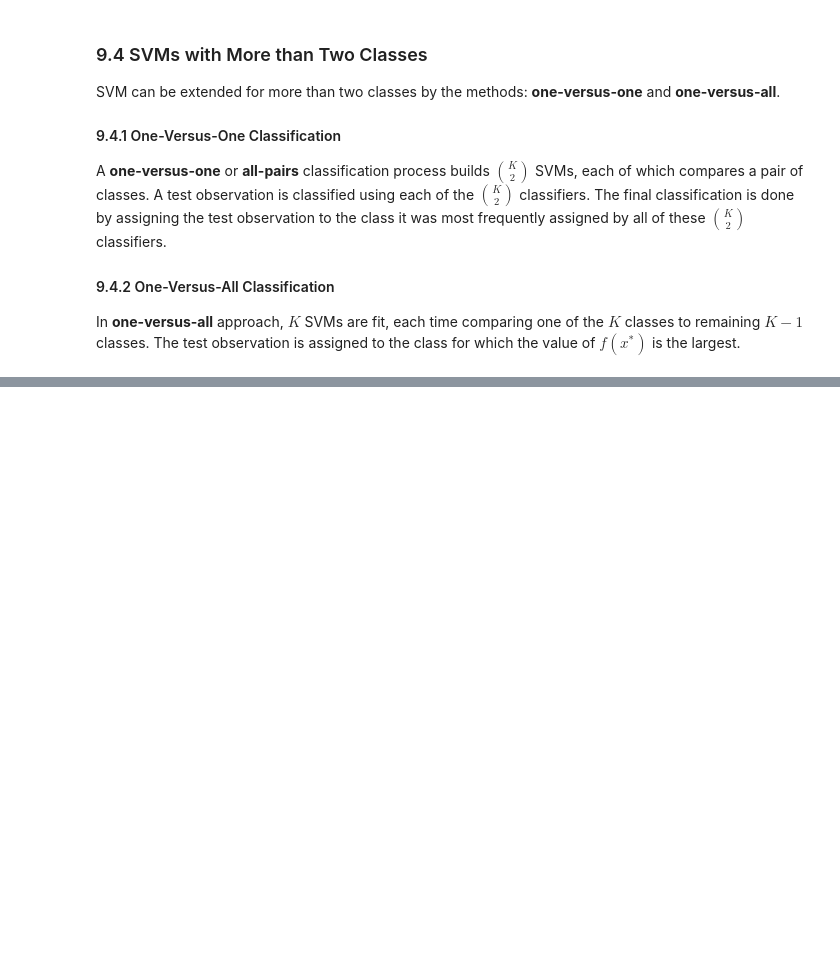
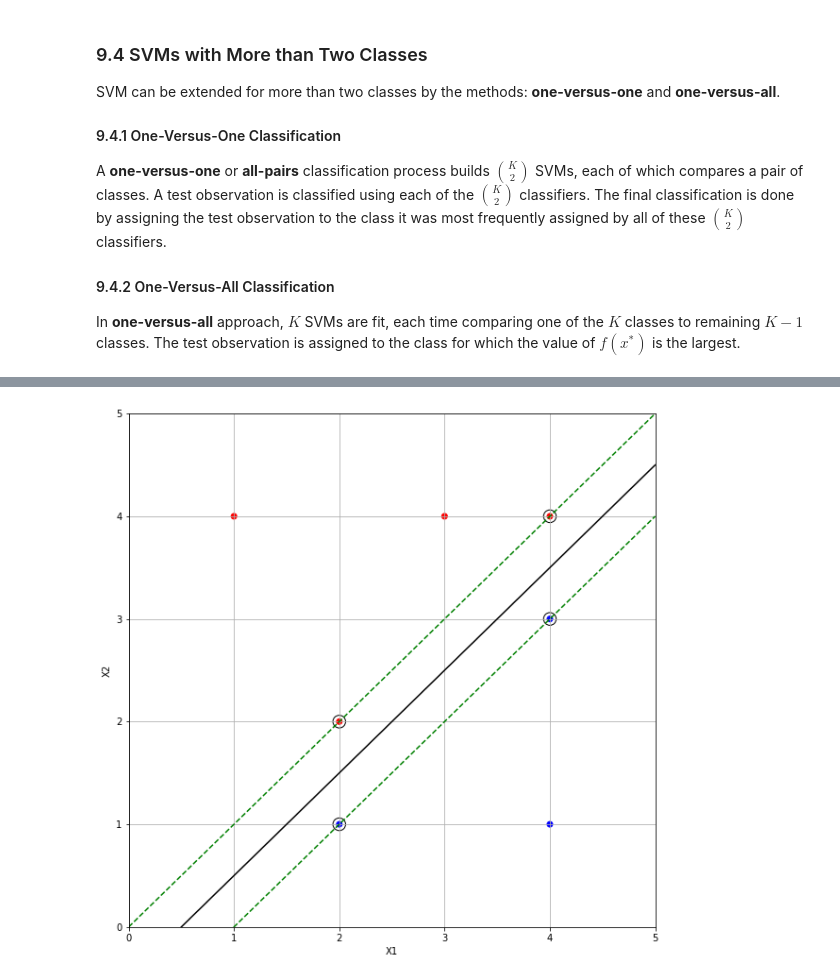
Before and after one commit to amitrajan012/Introduction-to-Statistical-Learning, a Jupyter notebook: Support Vector Machines.ipynb, the cells around one changed output, grey strips where cells are left out. Cells and saved outputs as stored; diff of their text form; code cells hidden in the pictures; blank space fills up the shorter version.

```diff
--- a/Support Vector Machines.ipynb
+++ b/Support Vector Machines.ipynb
@@ -151,0 +239,42 @@ In <b>one-versus-all</b> approach, $K$ SVMs are fit, each time comparing one of
+# %%
+from sklearn import svm
+
+X = [[3, 2, 4, 1, 2, 4, 4], [4, 2, 4, 4, 1, 3, 1]]
+Y = ['r', 'r', 'r', 'r', 'b', 'b', 'b']
+
+# fit the model
+clf = svm.SVC(kernel='linear', C=100)
+clf.fit(np.array(X).T.tolist(), Y)
+
+# get the separating hyperplane
+w = clf.coef_[0]
+a = -w[0] / w[1]
+xx = np.linspace(0, 5)
+yy = a * xx - (clf.intercept_[0]) / w[1]
+
+# plot the parallels to the separating hyperplane that pass through the
+# support vectors
+b = clf.support_vectors_[0]
+yy_down = a * xx + (b[1] - a * b[0])
+b = clf.support_vectors_[-1]
+yy_up = a * xx + (b[1] - a * b[0])
+
+fig = plt.figure(figsize=(10, 10))
+ax = fig.add_subplot(111)
+
+plt.scatter(clf.support_vectors_[:, 0], clf.support_vectors_[:, 1],
+            s=180, facecolors='none', edgecolors='black')
+plt.scatter(X[0], X[1], c=['r', 'r', 'r', 'r', 'b', 'b', 'b'])
+plt.plot(xx, yy, 'k-')
+plt.plot(xx, yy_down, 'k--', color='g')
+plt.plot(xx, yy_up, 'k--', color='g')
+
+ax.set_xlim(0, 5)
+ax.set_ylim(0, 5)
+ax.set_xlabel('X1')
+ax.set_ylabel('X2')
+
+plt.grid()
+plt.show()
+# %% [output]
+[figure, added]
```
Also changed, not shown: parts of 11 cells of this notebook.
